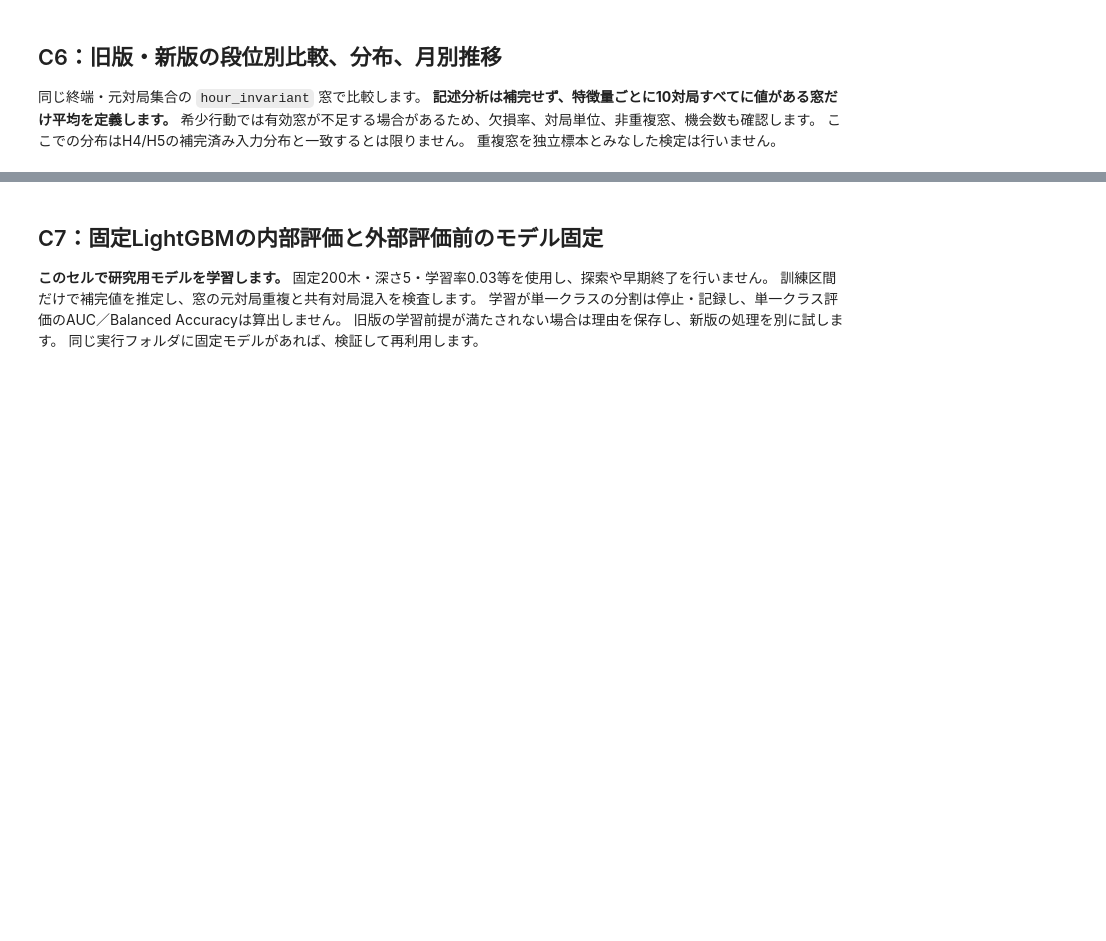
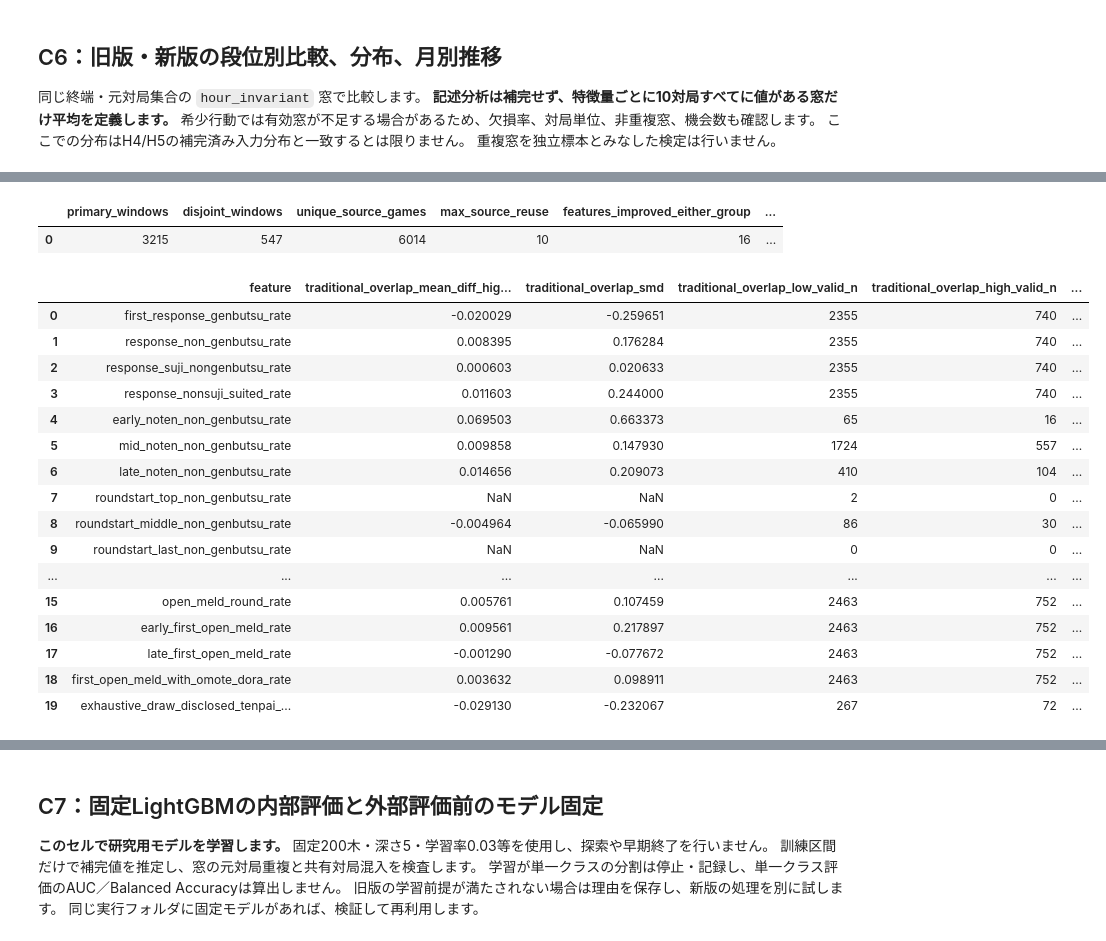
Before and after one commit to yuukienomoto/report_-syobon_n, a Jupyter notebook: research_v2/reanalysis_v2.ipynb, the cells around one changed output, grey strips where cells are left out. Cells and saved outputs as stored; diff of their text form; code cells hidden in the pictures; blank space fills up the shorter version.

```diff
--- a/research_v2/reanalysis_v2.ipynb
+++ b/research_v2/reanalysis_v2.ipynb
@@ -192,0 +314,61 @@ print("記述分析のみで終える場合も、C10を実行して実行状態
+# %%
+# C6B: run after C6, or set the saved C6 directory below after C1.
+from pathlib import Path
+import hashlib, importlib.util, json, sys, urllib.request
+import pandas as pd
+from IPython.display import display, Markdown
+
+SUPPLEMENT_COMMIT = "6c6b9f46ae39c615c38409e3d9e36f37297a9909"
+C6_REFERENCE_DIR = None  # e.g. "/content/drive/MyDrive/卒論/research_v2_runs/.../descriptive/..."
+if C6_REFERENCE_DIR is None:
+    C6_REFERENCE_DIR = globals().get("descriptive_out")
+if C6_REFERENCE_DIR is None:
+    raise ValueError("C6_REFERENCE_DIRに前回C6が表示した保存先（descriptive/<実行ID>）を設定してください。")
+reference = Path(C6_REFERENCE_DIR)
+run_dir = reference.parent.parent
+reference_meta_path = reference / "v2" / "primary_windows.csv"
+for required in [reference_meta_path, run_dir/"input_plan.json", run_dir/"shared_games.csv"]:
+    if not required.is_file():
+        raise FileNotFoundError(f"C6参照ファイルがありません: {required}")
+run_config = json.loads((run_dir/"run_configuration.json").read_text(encoding="utf-8"))
+if run_config["code_commit"] != CODE_COMMIT:
+    raise ValueError("C6の固定コードとC1のCODE_COMMITが違います。元のC6と同じコードを使用してください。")
+cache_dir = Path(json.loads((run_dir/"input_plan.json").read_text(encoding="utf-8"))["shobon"]["cache_dir"])
+raw_path = cache_dir / "raw_features_v2.csv"
+complete = json.loads((cache_dir/"complete.json").read_text(encoding="utf-8"))
+from mahjong_research import tenhou as extractor
+if (hashlib.sha256(raw_path.read_bytes()).hexdigest() != complete["sha256"]
+        or hashlib.sha256(Path(extractor.__file__).read_bytes()).hexdigest() != complete["extractor_sha256"]
+        or complete.get("order_verified") is not False or complete.get("full_history_confirmed") is not False):
+    raise ValueError("C6キャッシュのハッシュ・抽出器・確認フラグの照合に失敗しました。")
+data_for_supplement = pd.read_csv(raw_path, float_precision="round_trip")
+if len(data_for_supplement) != complete["rows"]:
+    raise ValueError("C6キャッシュの対局件数が一致しません。")
+reference_meta = pd.read_csv(reference_meta_path)
+shared_for_supplement = set(pd.read_csv(run_dir/"shared_games.csv").game_id)
+supplement_root = Path("/content/mahjong_opportunity_supplement") / SUPPLEMENT_COMMIT
+supplement_root.mkdir(parents=True, exist_ok=True)
+for filename in ["opportunity_analysis.py", "test_opportunity_analysis.py"]:
+    url=f"https://raw.githubusercontent.com/yuukienomoto/report_-syobon_n/{SUPPLEMENT_COMMIT}/research_v2/supplement/{filename}"
+    payload=urllib.request.urlopen(url, timeout=60).read()
+    (supplement_root/filename).write_bytes(payload)
+module_name = "opportunity_analysis"
+spec=importlib.util.spec_from_file_location(module_name, supplement_root/"opportunity_analysis.py")
+module=importlib.util.module_from_spec(spec)
+sys.modules[module_name]=module
+spec.loader.exec_module(module)
+import unittest
+test_spec=importlib.util.spec_from_file_location("test_opportunity_analysis",supplement_root/"test_opportunity_analysis.py")
+test_module=importlib.util.module_from_spec(test_spec)
+test_spec.loader.exec_module(test_module)
+test_result=unittest.TextTestRunner(verbosity=1).run(unittest.defaultTestLoader.loadTestsFromModule(test_module))
+if not test_result.wasSuccessful():
+    raise RuntimeError("追加集計のテストに失敗しました。入力を変更せず停止します。")
+drive_root=Path(run_config["root"])
+opportunity_result=module.run_opportunity_analysis(data_for_supplement,shared_for_supplement,reference_meta,
+                                                  drive_root/"research_v2_opportunity")
+display(pd.DataFrame([opportunity_result["facts"]]))
+display(opportunity_result["comparisons"])
+display(Markdown((opportunity_result["output_dir"]/"report_ja.md").read_text(encoding="utf-8")))
+print("追加分析の保存先:", opportunity_result["output_dir"])
+# %% [output]
@@ -192,0 +380,19 @@ print("記述分析のみで終える場合も、C10を実行して実行状態
+|  | primary_windows | disjoint_windows | unique_source_games | max_source_reuse | features_improved_either_group | ... |
+| 0 | 3215 | 547 | 6014 | 10 | 16 | ... |
+|  | feature | traditional_overlap_mean_diff_hig... | traditional_overlap_smd | traditional_overlap_low_valid_n | traditional_overlap_high_valid_n | ... |
+| 0 | first_response_genbutsu_rate | -0.020029 | -0.259651 | 2355 | 740 | ... |
+| 1 | response_non_genbutsu_rate | 0.008395 | 0.176284 | 2355 | 740 | ... |
+| 2 | response_suji_nongenbutsu_rate | 0.000603 | 0.020633 | 2355 | 740 | ... |
+| 3 | response_nonsuji_suited_rate | 0.011603 | 0.244000 | 2355 | 740 | ... |
+| 4 | early_noten_non_genbutsu_rate | 0.069503 | 0.663373 | 65 | 16 | ... |
+| 5 | mid_noten_non_genbutsu_rate | 0.009858 | 0.147930 | 1724 | 557 | ... |
+| 6 | late_noten_non_genbutsu_rate | 0.014656 | 0.209073 | 410 | 104 | ... |
+| 7 | roundstart_top_non_genbutsu_rate | NaN | NaN | 2 | 0 | ... |
+| 8 | roundstart_middle_non_genbutsu_rate | -0.004964 | -0.065990 | 86 | 30 | ... |
+| 9 | roundstart_last_non_genbutsu_rate | NaN | NaN | 0 | 0 | ... |
+| ... | ... | ... | ... | ... | ... | ... |
+| 15 | open_meld_round_rate | 0.005761 | 0.107459 | 2463 | 752 | ... |
+| 16 | early_first_open_meld_rate | 0.009561 | 0.217897 | 2463 | 752 | ... |
+| 17 | late_first_open_meld_rate | -0.001290 | -0.077672 | 2463 | 752 | ... |
+| 18 | first_open_meld_with_omote_dora_rate | 0.003632 | 0.098911 | 2463 | 752 | ... |
+| 19 | exhaustive_draw_disclosed_tenpai_... | -0.029130 | -0.232067 | 267 | 72 | ... |
```
Also changed, not shown: parts of 17 cells of this notebook.
